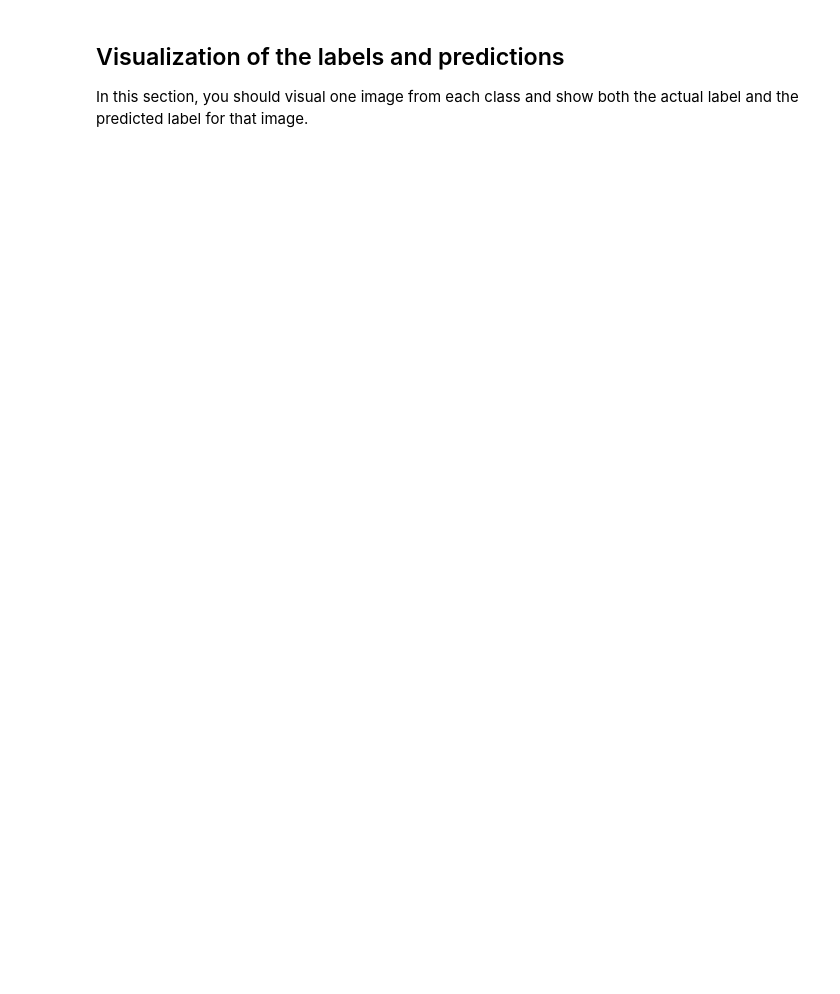
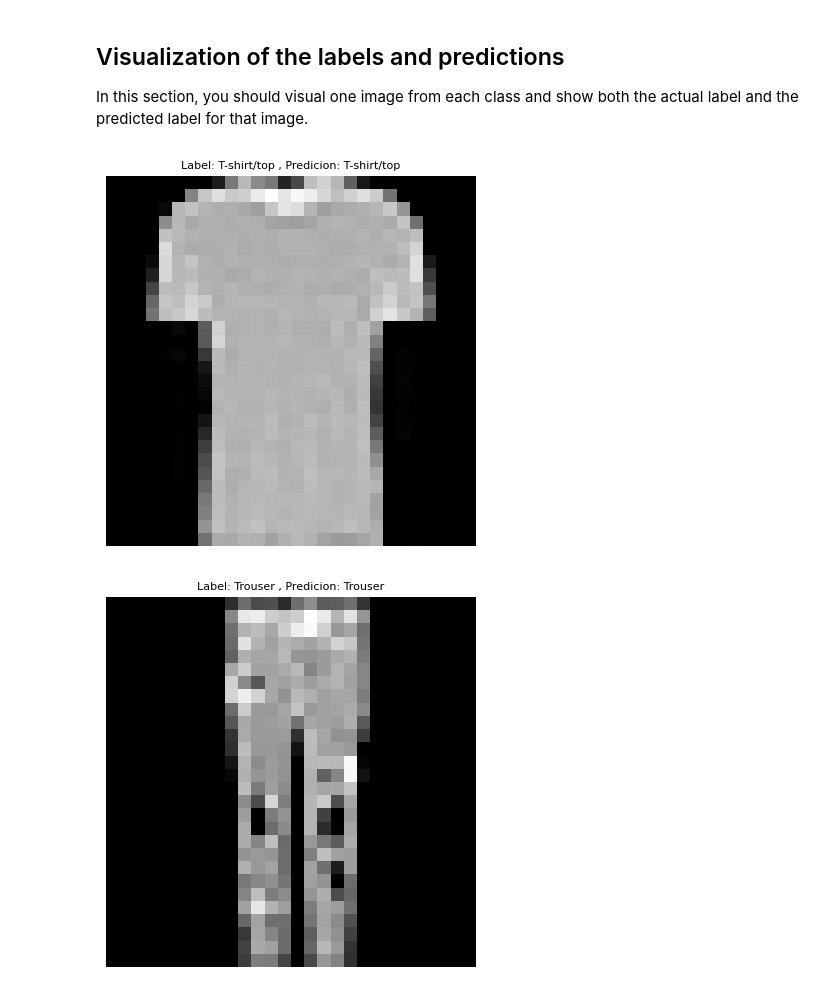
Before and after one commit to Gargantulax/IML_CHW03, a Jupyter notebook: HW-NN-Q1.ipynb, the cells around one changed output. Cells and saved outputs as stored; diff of their text form; code cells hidden in the pictures; blank space fills up the shorter version.

```diff
--- a/HW-NN-Q1.ipynb
+++ b/HW-NN-Q1.ipynb
@@ -210,13 +212,10 @@ def model(x: torch.Tensor, parameters, num_layers=num_layers):
     x = x.view(B, -1)
 
     ## FILL HERE
-    output = torch.zeros(B, list(parameters.values())[-1].shape[0])
-    for j in range(B):
-        p = x[j]
-        for i in range(num_layers):
-            p = relu(affine_forward(p, parameters[f'w{i}'], parameters[f'b{i}']))
-        output[j,:] = p
-    return output
+    for i in range(num_layers - 1):
+        x = relu(affine_forward(x, parameters[f'w{i}'], parameters[f'b{i}']))
+    x = affine_forward(x, parameters[f'w{num_layers - 1}'], parameters[f'b{num_layers - 1}'])
+    return x
 # %% [markdown]
 Implementing cross entropy loss:
 # %%
@@ -391,3 +411,29 @@ print(f'Final test accuracy: {test_accuracies[-1]}')
 In this section, you should visual one image from each class and show both the actual label and the predicted label for that image.
 # %%
 ## FILL HERE
+batch_num = 20
+for i in range(batch_num):
+    batch, labels = next(iter(test_loader))
+
+scores = model(batch, parameters, num_layers)
+pred = scores.argmax(dim=-1)
+
+i = 0
+j = 0
+b = np.ones(10)
+while b.any():
+    # if i >= num_classes:
+    #     break
+    if j >= 64:
+        j = 0
+    if labels[j] == i:
+        plt.imshow(batch[j][0,:,:], 'gray')
+        plt.axis('off')
+        plt.title("Label: " + str(FashionMNIST.classes[i]) + " , Predicion: " + str(FashionMNIST.classes[pred[j]]), fontsize = 8)
+        plt.show()
+        b[i] = 0
+        i += 1
+    j += 1
+# %% [output]
+[figure, added]
+[figure, added]
```
Also changed, not shown: parts of 10 cells of this notebook.
